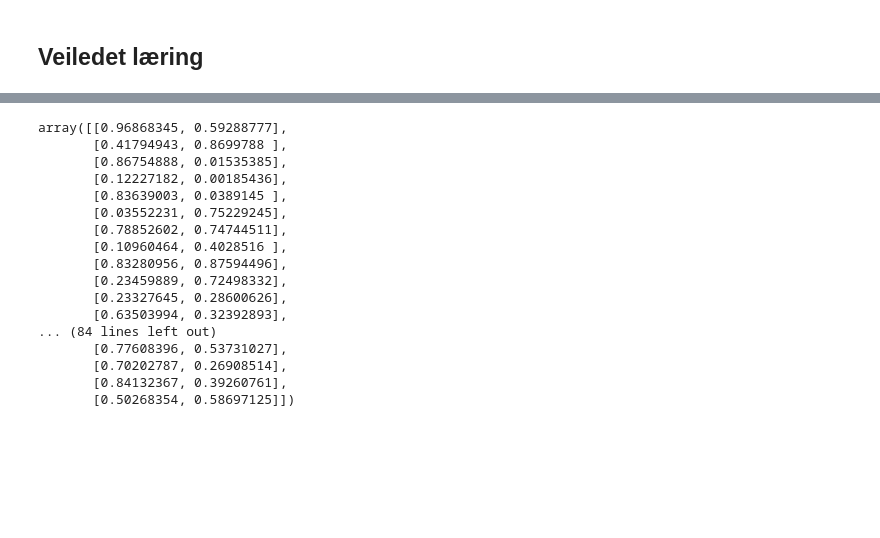
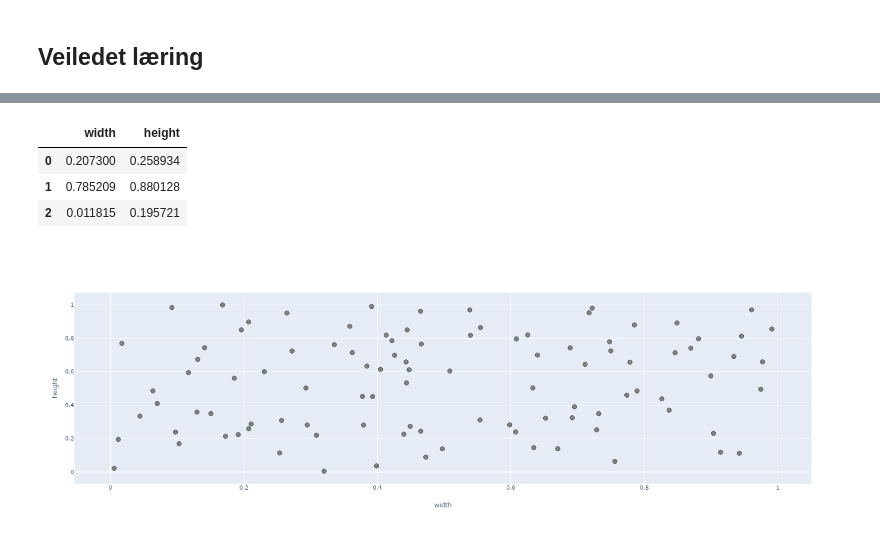
Before and after one commit to peterts/nlp-intro, a Jupyter notebook: notebooks/Presentation.ipynb, the cells around one changed output, grey strips where cells are left out. Cells and saved outputs as stored; diff of their text form; code cells hidden in the pictures; blank space fills up the shorter version.

```diff
--- a/notebooks/Presentation.ipynb
+++ b/notebooks/Presentation.ipynb
@@ -27,21 +48,0 @@ En verden av bestående av bokser:
-# %%
-X, y = create_2d_2class_data((0, 1), (0, 1), 100, lambda x: x, .1)
-X
-# %% [output]
-array([[0.96868345, 0.59288777],
-       [0.41794943, 0.8699788 ],
-       [0.86754888, 0.01535385],
-       [0.12227182, 0.00185436],
-       [0.83639003, 0.0389145 ],
-       [0.03552231, 0.75229245],
-       [0.78852602, 0.74744511],
-       [0.10960464, 0.4028516 ],
-       [0.83280956, 0.87594496],
-       [0.23459889, 0.72498332],
-       [0.23327645, 0.28600626],
-       [0.63503994, 0.32392893],
-... (84 lines left out)
-       [0.77608396, 0.53731027],
-       [0.70202787, 0.26908514],
-       [0.84132367, 0.39260761],
-       [0.50268354, 0.58697125]])
@@ -49,0 +49,16 @@ array([[0.96868345, 0.59288777],
+# %%
+data = draw_uniform_data(100, (0, 1), (0, 1))
+feature_names = ("width", "height")
+pd.DataFrame(data, columns=feature_names).head(3)
+# %% [output]
+|  | width | height |
+| 0 | 0.207300 | 0.258934 |
+| 1 | 0.785209 | 0.880128 |
+| 2 | 0.011815 | 0.195721 |
+# %%
+layout = dict(width=800, height=600, yaxis=dict(title_text="height"), xaxis=dict(title_text="width"))
+plotter = Linear2D2ClassModelPlotter((0,1), (0,1), layout=layout)
+plotter.update_data_plots(data)
+plotter()
+# %% [output]
+[figure, added]
```
Also changed, not shown: parts of 33 cells of this notebook, 9 other files.
